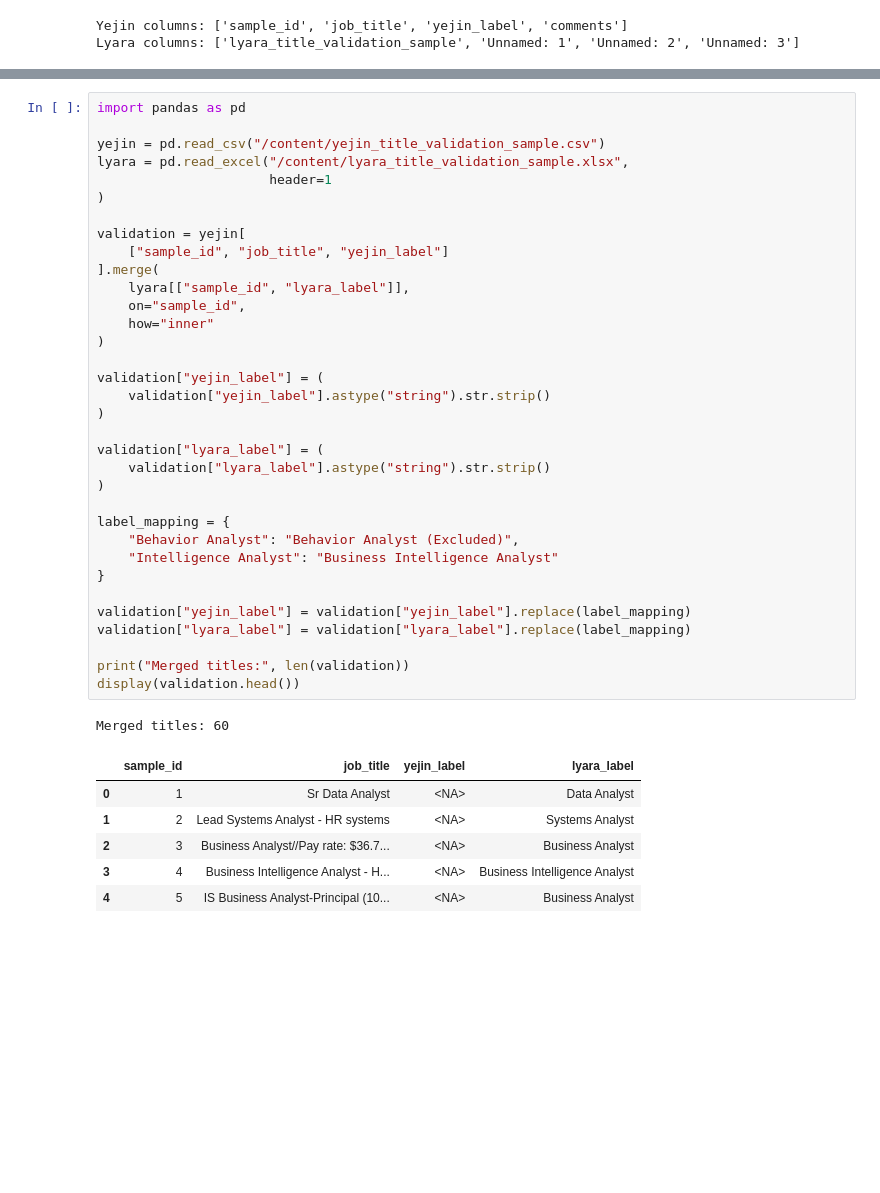
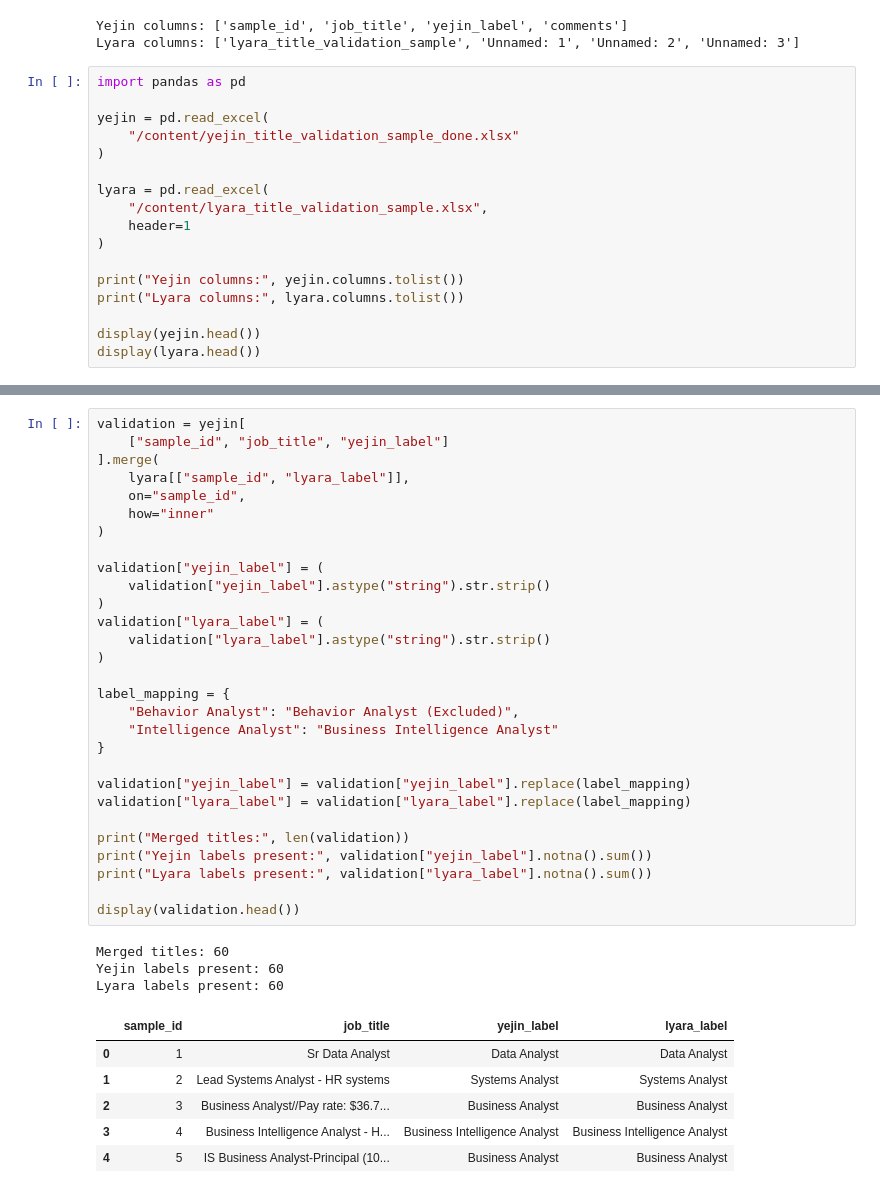
Before and after one commit to liayejinkwon-arch/INFO-5006-Business-Intelligence, a Jupyter notebook: Yejin_Kwon_BA_Population_and_Classification_Validation.ipynb, the cells around one changed output, grey strips where cells are left out. Drawn from its saved outputs; the diff is of its cells as text; blank space fills up the shorter version.

```diff
--- a/Yejin_Kwon_BA_Population_and_Classification_Validation.ipynb
+++ b/Yejin_Kwon_BA_Population_and_Classification_Validation.ipynb
@@ -1025,3 +1029,20 @@ print("Lyara columns:", lyara.columns.tolist())
 # %% [output]
 Yejin columns: ['sample_id', 'job_title', 'yejin_label', 'comments']
 Lyara columns: ['lyara_title_validation_sample', 'Unnamed: 1', 'Unnamed: 2', 'Unnamed: 3']
+# %%
+import pandas as pd
+
+yejin = pd.read_excel(
+    "/content/yejin_title_validation_sample_done.xlsx"
+)
+
+lyara = pd.read_excel(
+    "/content/lyara_title_validation_sample.xlsx",
+    header=1
+)
+
+print("Yejin columns:", yejin.columns.tolist())
+print("Lyara columns:", lyara.columns.tolist())
+
+display(yejin.head())
+display(lyara.head())
@@ -1028,42 +1064,39 @@ Lyara columns: ['lyara_title_validation_sample', 'Unnamed: 1', 'Unnamed: 2', 'Un
 # %%
-import pandas as pd
-
-yejin = pd.read_csv("/content/yejin_title_validation_sample.csv")
-lyara = pd.read_excel("/content/lyara_title_validation_sample.xlsx",
-                      header=1
-)
-
 validation = yejin[
     ["sample_id", "job_title", "yejin_label"]
 ].merge(
     lyara[["sample_id", "lyara_label"]],
     on="sample_id",
     how="inner"
 )
 
 validation["yejin_label"] = (
     validation["yejin_label"].astype("string").str.strip()
 )
-
 validation["lyara_label"] = (
     validation["lyara_label"].astype("string").str.strip()
 )
 
 label_mapping = {
     "Behavior Analyst": "Behavior Analyst (Excluded)",
     "Intelligence Analyst": "Business Intelligence Analyst"
 }
 
 validation["yejin_label"] = validation["yejin_label"].replace(label_mapping)
 validation["lyara_label"] = validation["lyara_label"].replace(label_mapping)
 
 print("Merged titles:", len(validation))
+print("Yejin labels present:", validation["yejin_label"].notna().sum())
+print("Lyara labels present:", validation["lyara_label"].notna().sum())
+
 display(validation.head())
 # %% [output]
 Merged titles: 60
+Yejin labels present: 60
+Lyara labels present: 60
 |  | sample_id | job_title | yejin_label | lyara_label |
-| 0 | 1 | Sr Data Analyst | <NA> | Data Analyst |
-| 1 | 2 | Lead Systems Analyst - HR systems | <NA> | Systems Analyst |
-| 2 | 3 | Business Analyst//Pay rate: $36.7... | <NA> | Business Analyst |
-| 3 | 4 | Business Intelligence Analyst - H... | <NA> | Business Intelligence Analyst |
-| 4 | 5 | IS Business Analyst-Principal (10... | <NA> | Business Analyst |
+| 0 | 1 | Sr Data Analyst | Data Analyst | Data Analyst |
+| 1 | 2 | Lead Systems Analyst - HR systems | Systems Analyst | Systems Analyst |
+| 2 | 3 | Business Analyst//Pay rate: $36.7... | Business Analyst | Business Analyst |
+| 3 | 4 | Business Intelligence Analyst - H... | Business Intelligence Analyst | Business Intelligence Analyst |
+| 4 | 5 | IS Business Analyst-Principal (10... | Business Analyst | Business Analyst |
```
Also changed, not shown: parts of 5 cells of this notebook.
